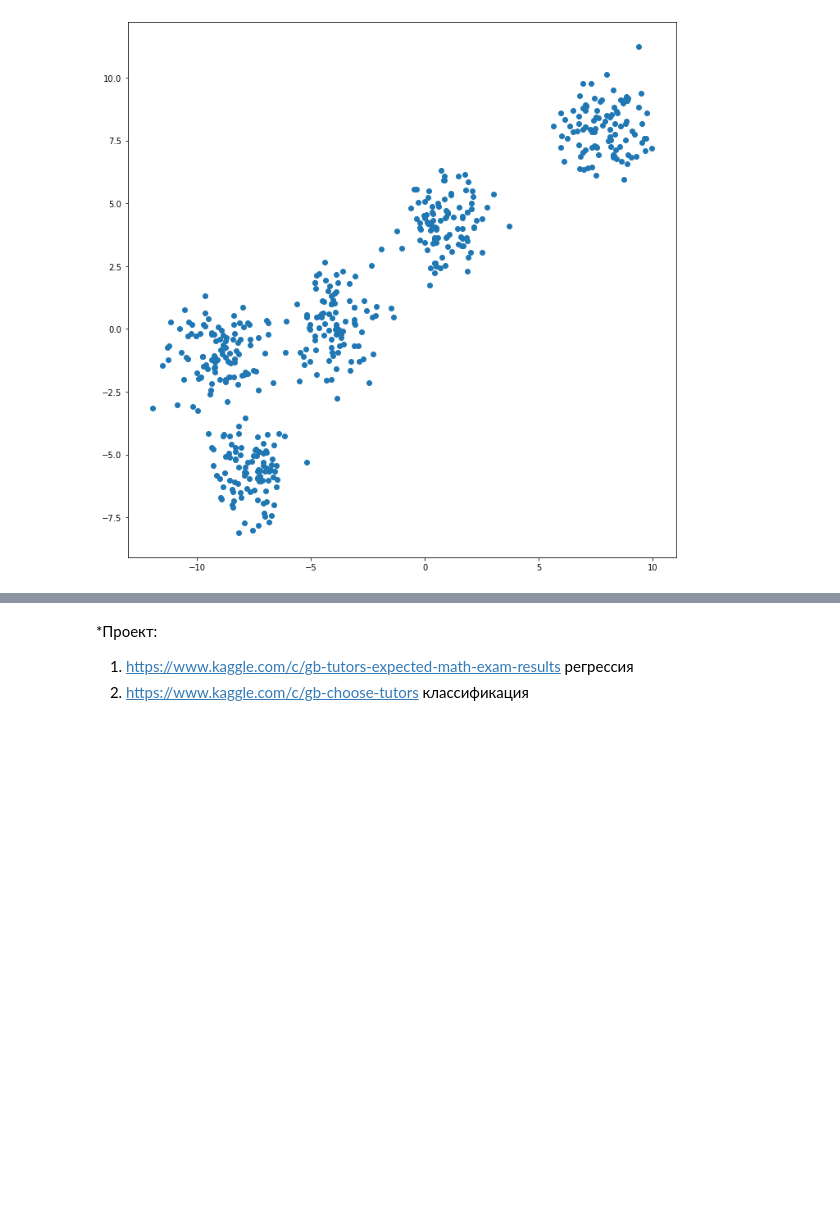
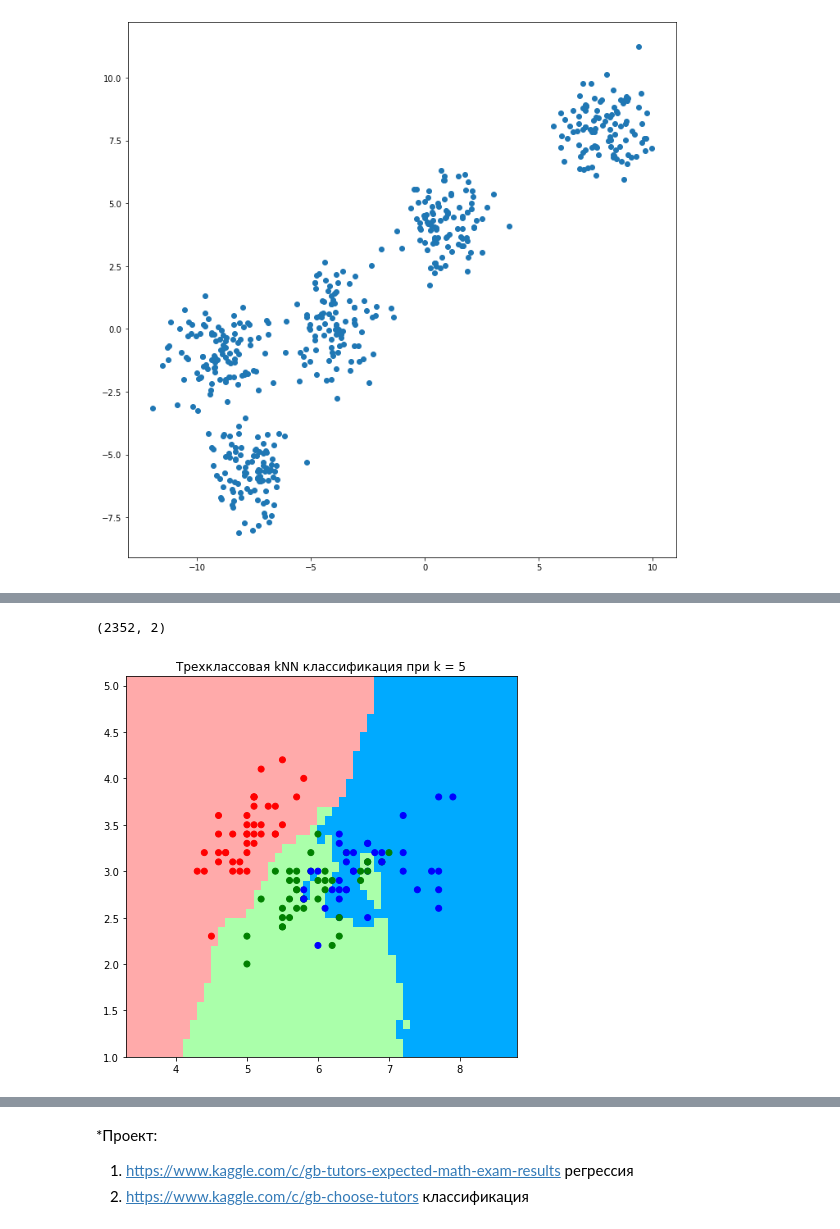
Before and after one commit to Anbionchik/Git_brain_lessons, a Jupyter notebook: Data_analysis_algorythms/Les7/Lesson_7_extended.ipynb, the cells around one changed output, grey strips where cells are left out. Drawn from its saved outputs; the diff is of its cells as text; code cells hidden in the pictures; blank space fills up the shorter version.

```diff
--- a/Data_analysis_algorythms/Les7/Lesson_7_extended.ipynb
+++ b/Data_analysis_algorythms/Les7/Lesson_7_extended.ipynb
@@ -843,0 +929,25 @@ plt.show()
+# %%
+def get_graph_improved(X_train, y_train, k):
+    cmap_light = ListedColormap(['#FFAAAA', '#AAFFAA','#00AAFF'])
+
+    h = .1
+
+    # Расчет пределов графика
+    x_min, x_max = X_train[:, 0].min() - 1, X_train[:, 0].max() + 1
+    y_min, y_max = X_train[:, 1].min() - 1, X_train[:, 1].max() + 1
+    xx, yy = np.meshgrid(np.arange(x_min, x_max, h), np.arange(y_min, y_max, h))
+    print(np.c_[xx.ravel(), yy.ravel()].shape)
+
+    # Получим предсказания для всех точек
+    Z = knn_improved(X_train, y_train, np.c_[xx.ravel(), yy.ravel()], k)
+    # Построим график
+    Z = np.array(Z).reshape(xx.shape)
+    plt.figure(figsize=(7,7))
+    plt.pcolormesh(xx, yy, Z, cmap=cmap_light)
+
+    # Добавим на график обучающую выборку
+    plt.scatter(X_train[:, 0], X_train[:, 1], c=y_train, cmap=cmap)
+    plt.xlim(xx.min(), xx.max())
+    plt.ylim(yy.min(), yy.max())
+    plt.title(f"Трехклассовая kNN классификация при k = {k}")
+    plt.show()
@@ -843,0 +961,6 @@ plt.show()
+# %%
+%%time
+get_graph_improved(X_train, y_train, k)
+# %% [output]
+(2352, 2)
+[figure, added]
```
Also changed, not shown: parts of 18 cells of this notebook.
